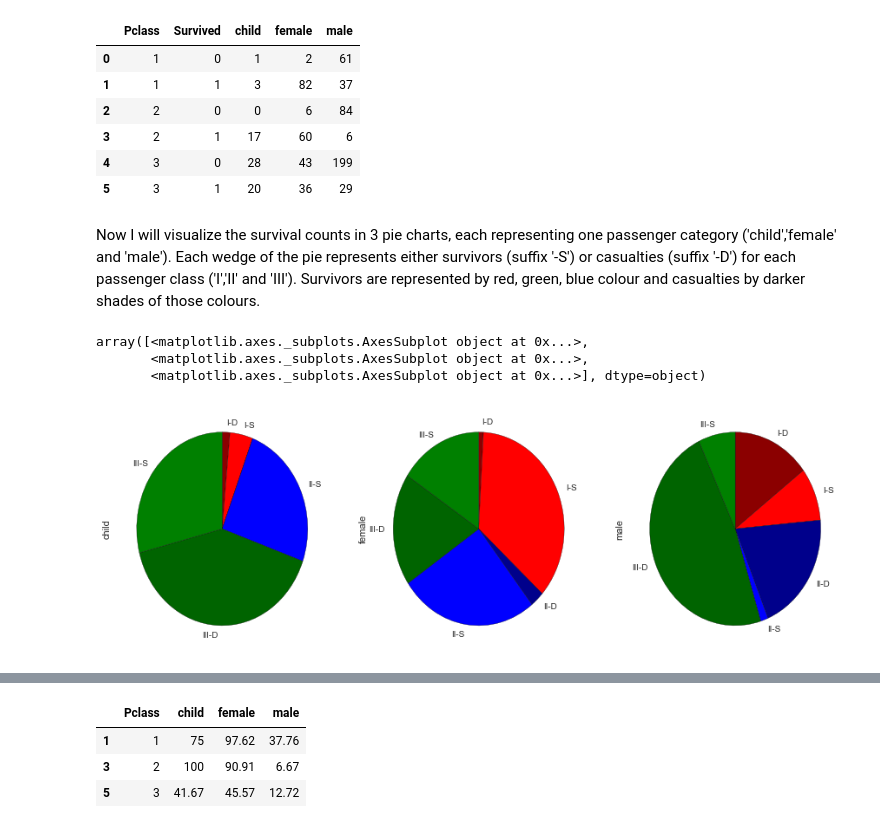
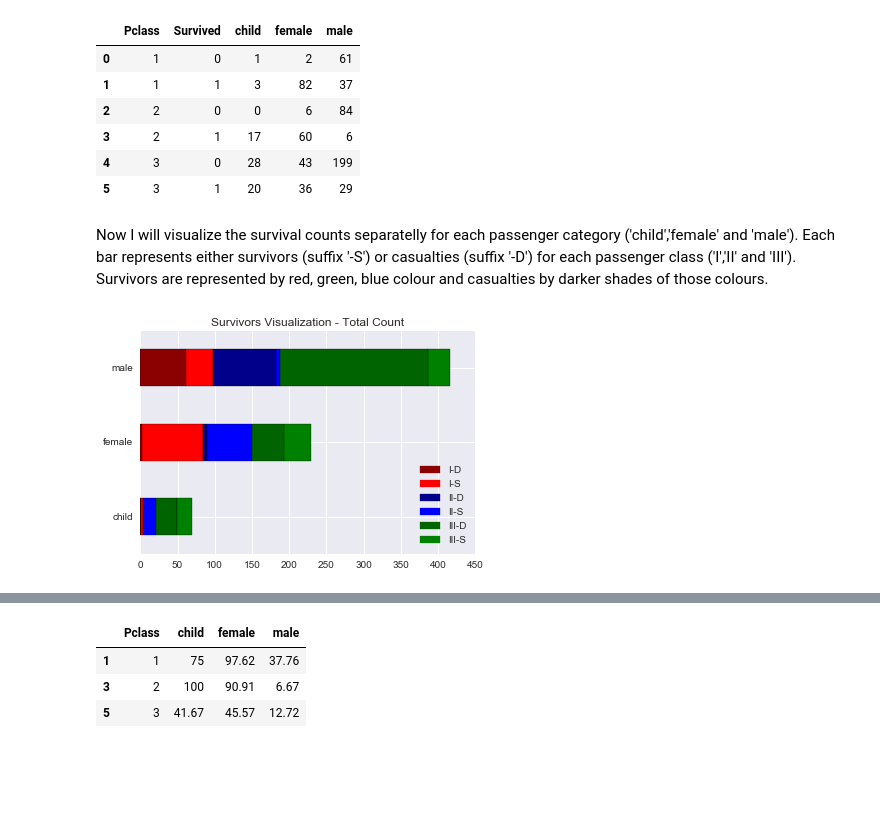
Before and after one commit to popolvar/udacity-dand-P2-titanic, a Jupyter notebook: Konecny P2 - Titanic.ipynb, the cells around one changed output, grey strips where cells are left out. Cells and saved outputs as stored; diff of their text form; code cells hidden in the pictures; blank space fills up the shorter version.

Commit message:
replaced pie charts with horizontal bars

```diff
--- a/Konecny P2 - Titanic.ipynb
+++ b/Konecny P2 - Titanic.ipynb
@@ -481,24 +471,29 @@ Survival by Class and Pcat
 | 4 | 3 | 0 | 28 | 43 | 199 |
 | 5 | 3 | 1 | 20 | 36 | 29 |
 # %% [markdown]
-Now I will visualize the survival counts in 3 pie charts, each representing one passenger  category ('child','female' and 'male'). Each wedge of the pie represents either survivors (suffix '-S') or casualties (suffix '-D') for each passenger class ('I','II' and 'III'). Survivors are represented by red, green, blue colour and casualties by darker shades of those colours.
+Now I will visualize the survival counts separatelly for each passenger  category ('child','female' and 'male'). Each bar represents either survivors (suffix '-S') or casualties (suffix '-D') for each passenger class ('I','II' and 'III'). Survivors are represented by red, green, blue colour and casualties by darker shades of those colours.
-# %%
-import seaborn as sns
-
-import numpy as np
-import matplotlib.pyplot as plt
-%matplotlib inline
-
-def draw_pie_chart(df):
-    c_list = ["darkred","red","darkblue","blue","darkgreen","green"]
-    l_list = ["I-D","I-S","II-D","II-S","III-D","III-S"]
-
-    return df[["child","female","male"]].plot.pie(subplots = True, figsize = (15,5), labels = l_list, colors = c_list,\
-              legend =False, startangle = 90.0, counterclock = False)
-
-draw_pie_chart(summary_df_kaggle)
-# %% [output]
-array([<matplotlib.axes._subplots.AxesSubplot object at 0x...>,
-       <matplotlib.axes._subplots.AxesSubplot object at 0x...>,
-       <matplotlib.axes._subplots.AxesSubplot object at 0x...>], dtype=object)
-[figure, removed]
+# %%
+import matplotlib.patches as mpatches
+
+def draw_bar_chart(df, title):
+    c_list = ["darkred","red","darkblue","blue","darkgreen","green"]
+    l_list = ["I-D","I-S","II-D","II-S","III-D","III-S"]
+
+    #Normaly plot.bar takes each row for one bar. However I would like to aggregate by the
+    #column. df.T provides the transposed data frame which is what I want.
+    df[["child","female","male"]].T.plot.barh(color = c_list,\
+              label = l_list, legend =True, stacked=True)
+
+    ax = plt.axes()
+    ax.set_title(title)
+
+    handles =[]
+
+    for i in range(len(c_list)):
+        handles.append(mpatches.Patch(color=c_list[i], label=l_list[i]))
+
+    plt.legend(handles=handles, loc = 4)
+
+draw_bar_chart(summary_df_kaggle, 'Survivors Visualization - Total Count')
+# %% [output]
+[figure, added]
```
Also changed, not shown: parts of 7 cells of this notebook.
